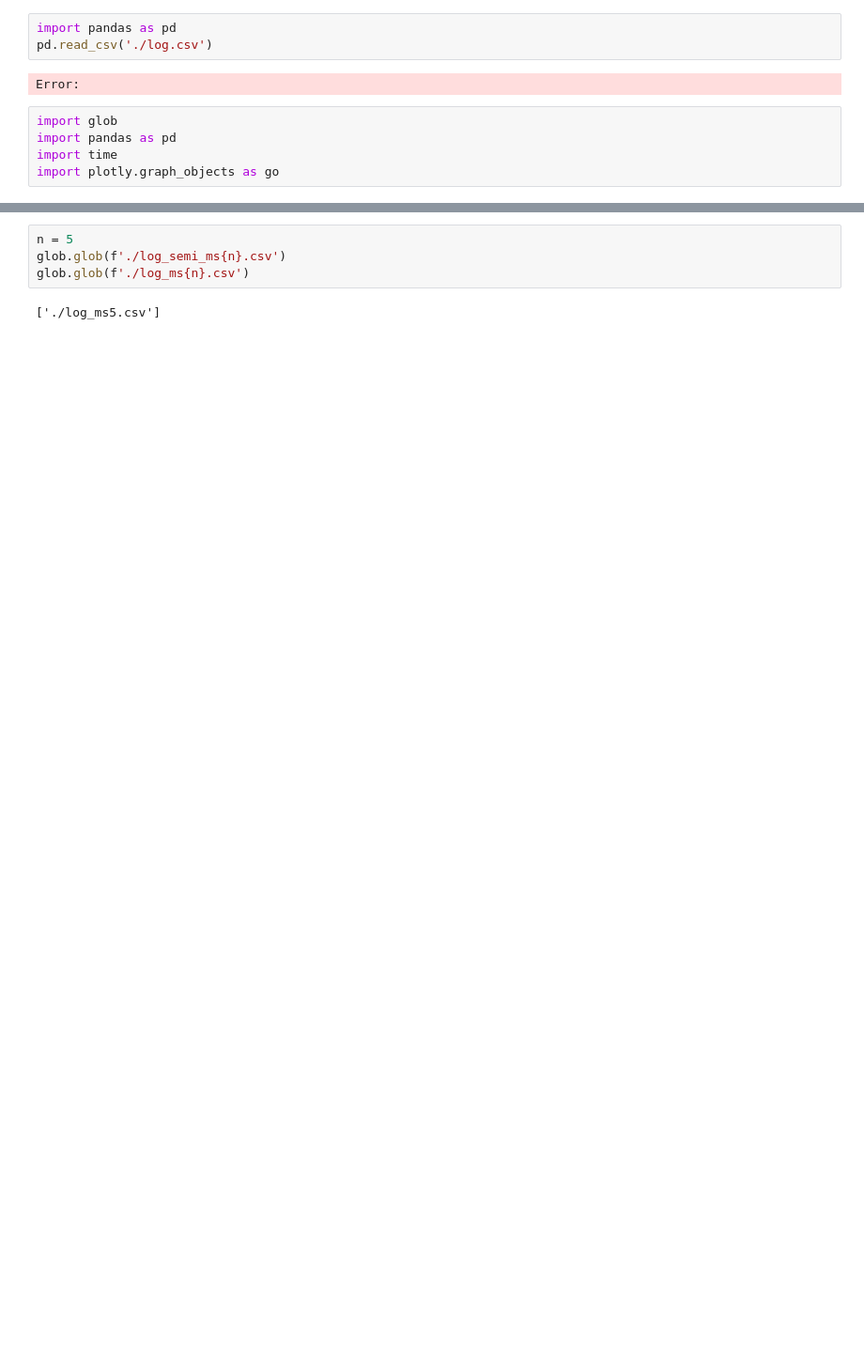
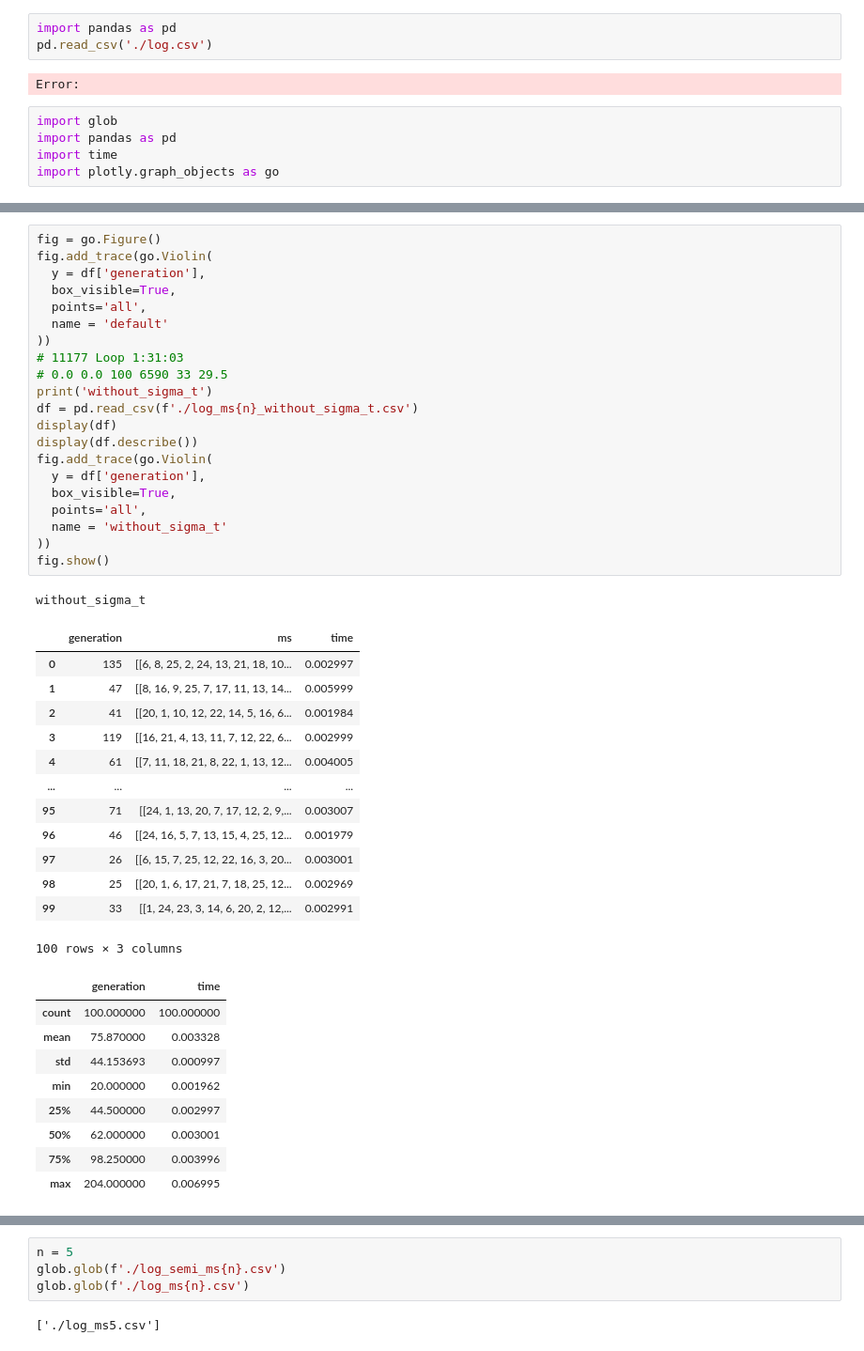
Before and after one commit to takemi853/MS_ES, a Jupyter notebook: test.ipynb, the cells around one changed output, grey strips where cells are left out. Shown at 94% size. Cells and saved outputs as stored; diff of their text form; blank space fills up the shorter version.

```diff
--- a/test.ipynb
+++ b/test.ipynb
@@ -33,0 +42,45 @@ fig.add_trace(go.Violin(
+# %%
+fig = go.Figure()
+fig.add_trace(go.Violin(
+  y = df['generation'],
+  box_visible=True,
+  points='all',
+  name = 'default'
+))
+# 11177 Loop 1:31:03
+# 0.0 0.0 100 6590 33 29.5
+print('without_sigma_t')
+df = pd.read_csv(f'./log_ms{n}_without_sigma_t.csv')
+display(df)
+display(df.describe())
+fig.add_trace(go.Violin(
+  y = df['generation'],
+  box_visible=True,
+  points='all',
+  name = 'without_sigma_t'
+))
+fig.show()
+# %% [output]
+without_sigma_t
+|  | generation | ms | time |
+| 0 | 135 | [[6, 8, 25, 2, 24, 13, 21, 18, 10... | 0.002997 |
+| 1 | 47 | [[8, 16, 9, 25, 7, 17, 11, 13, 14... | 0.005999 |
+| 2 | 41 | [[20, 1, 10, 12, 22, 14, 5, 16, 6... | 0.001984 |
+| 3 | 119 | [[16, 21, 4, 13, 11, 7, 12, 22, 6... | 0.002999 |
+| 4 | 61 | [[7, 11, 18, 21, 8, 22, 1, 13, 12... | 0.004005 |
+| ... | ... | ... | ... |
+| 95 | 71 | [[24, 1, 13, 20, 7, 17, 12, 2, 9,... | 0.003007 |
+| 96 | 46 | [[24, 16, 5, 7, 13, 15, 4, 25, 12... | 0.001979 |
+| 97 | 26 | [[6, 15, 7, 25, 12, 22, 16, 3, 20... | 0.003001 |
+| 98 | 25 | [[20, 1, 6, 17, 21, 7, 18, 25, 12... | 0.002969 |
+| 99 | 33 | [[1, 24, 23, 3, 14, 6, 20, 2, 12,... | 0.002991 |
+100 rows × 3 columns
+|  | generation | time |
+| count | 100.000000 | 100.000000 |
+| mean | 75.870000 | 0.003328 |
+| std | 44.153693 | 0.000997 |
+| min | 20.000000 | 0.001962 |
+| 25% | 44.500000 | 0.002997 |
+| 50% | 62.000000 | 0.003001 |
+| 75% | 98.250000 | 0.003996 |
+| max | 204.000000 | 0.006995 |
```
Also changed, not shown: parts of 7 cells of this notebook, 3 other files.
